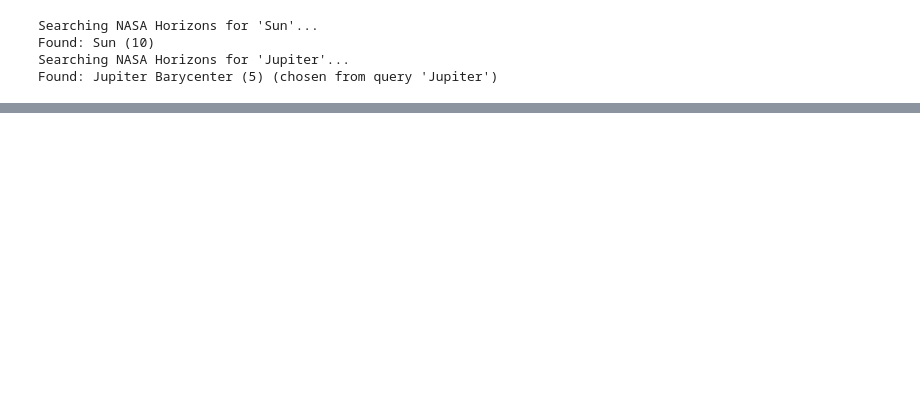
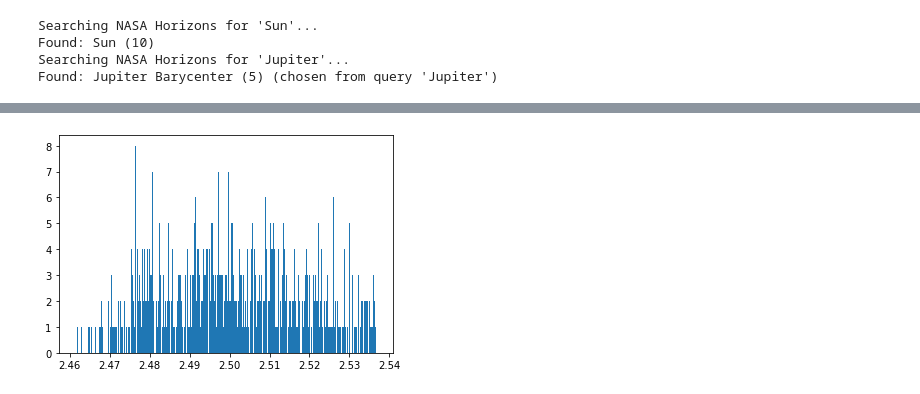
Before and after one commit to Ho0ost/api_workshop, a Jupyter notebook: onze_meuk/Joost/my_system_astroids_v1.ipynb, the cells around one changed output, grey strips where cells are left out. Drawn from its saved outputs; the diff is of its cells as text; code cells hidden in the pictures; blank space fills up the shorter version.

```diff
--- a/onze_meuk/Joost/my_system_astroids_v1.ipynb
+++ b/onze_meuk/Joost/my_system_astroids_v1.ipynb
@@ -78,0 +71,11 @@ fig, ax = rebound.OrbitPlot(sim, orbit_type=None)
+# %%
+bin_list = []
+
+for i in range (1000):
+
+    bin_list.append(sim.particles[i+2].a)
+# %%
+plt.hist(bin_list,bins=500)
+plt.show()
+# %% [output]
+[figure, added]
```
Also changed, not shown: parts of 8 cells of this notebook, 6 other files.
